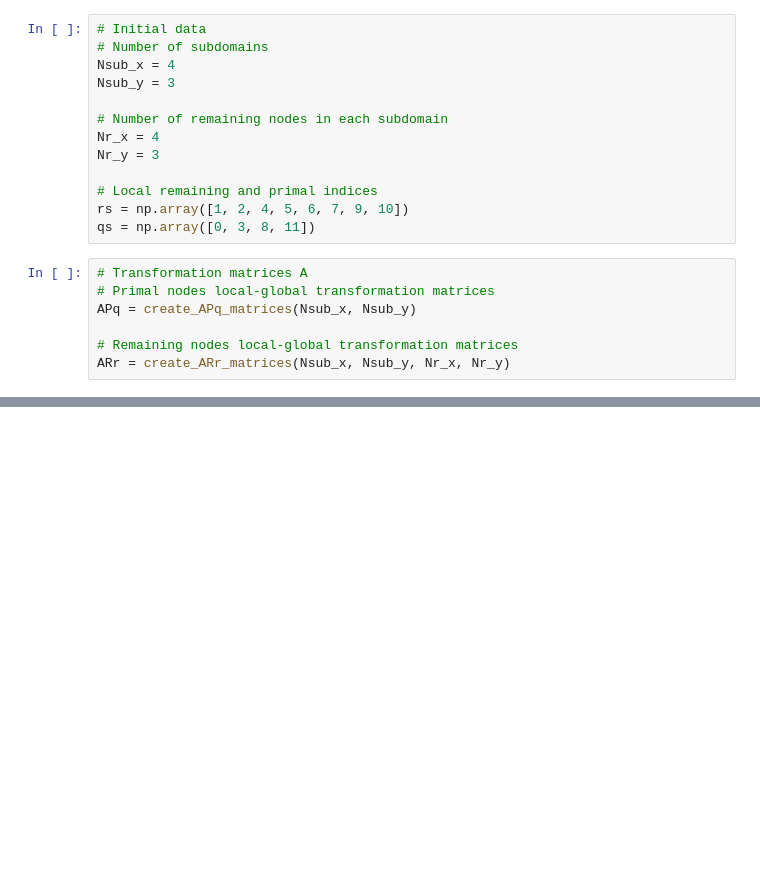
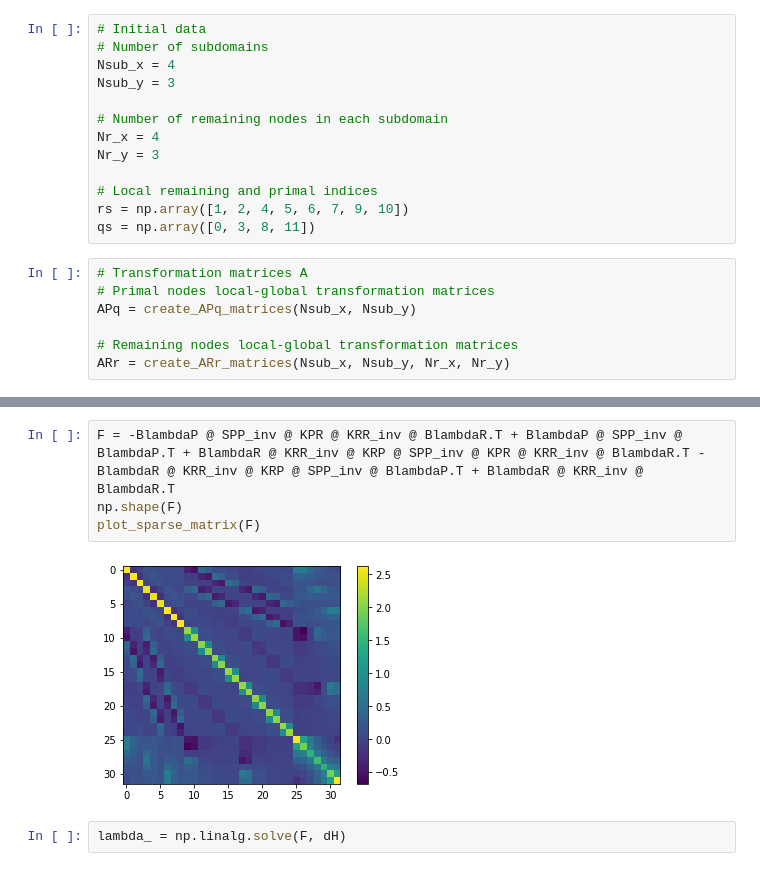
Before and after one commit to pauromeu/feti-dp-sp1, a Jupyter notebook: code/serial/main.ipynb, the cells around one changed output, grey strips where cells are left out. Cells and saved outputs as stored; diff of their text form; blank space fills up the shorter version.

```diff
--- a/code/serial/main.ipynb
+++ b/code/serial/main.ipynb
@@ -107,0 +194,8 @@ plot_sparse_matrix(BlambdaR)
+# %%
+F = -BlambdaP @ SPP_inv @ KPR @ KRR_inv @ BlambdaR.T + BlambdaP @ SPP_inv @ BlambdaP.T + BlambdaR @ KRR_inv @ KRP @ SPP_inv @ KPR @ KRR_inv @ BlambdaR.T - BlambdaR @ KRR_inv @ KRP @ SPP_inv @ BlambdaP.T + BlambdaR @ KRR_inv @ BlambdaR.T
+np.shape(F)
+plot_sparse_matrix(F)
+# %% [output]
+[figure, added]
+# %%
+lambda_ = np.linalg.solve(F, dH)
```
Also changed, not shown: parts of 20 cells of this notebook.
